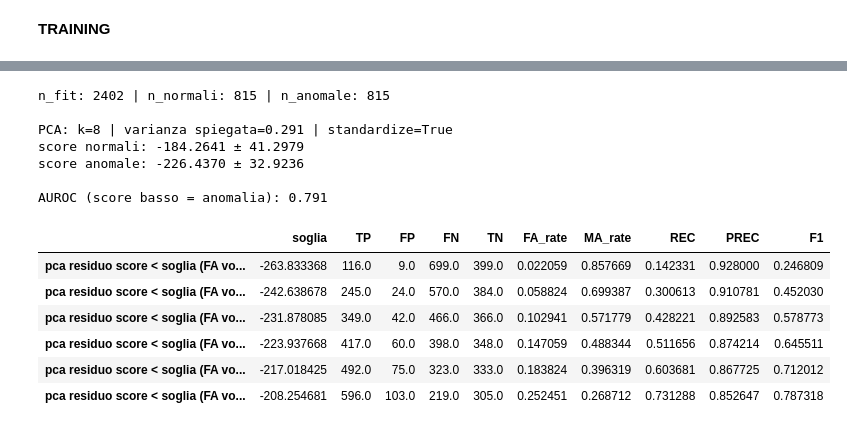
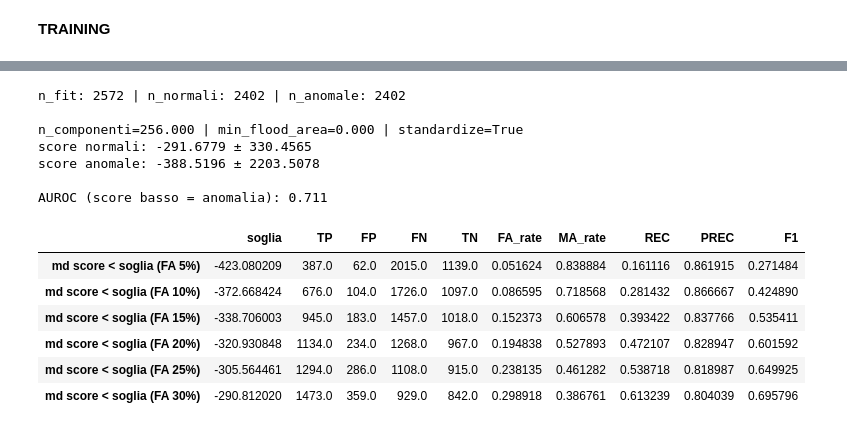
Before and after one commit to mattiaBarbo2002/TESI, a Jupyter notebook: notebooks/ad_md.ipynb, the cells around one changed output, grey strips where cells are left out. Cells and saved outputs as stored; diff of their text form; code cells hidden in the pictures.

```diff
--- a/notebooks/ad_md.ipynb
+++ b/notebooks/ad_md.ipynb
@@ -115,39 +117,39 @@ print(f"Run anomaly detection OC-SVM avviato: {run_ad.id}")
 # %%
 RESULTS_DIR = "/tmp/anomaly_results_pca"
 
-zip_path = project.get_artifact(f"anomaly_results_pca_{job_name}").download("/tmp/anomaly_results_pca.zip", overwrite=True)
+zip_path = project.get_artifact(f"anomaly_results_md_{job_name}").download("/tmp/anomaly_results_pca.zip", overwrite=True)
 with zipfile.ZipFile(zip_path) as z:
     z.extractall(RESULTS_DIR)
 with open(f"{RESULTS_DIR}/anomaly_results.json") as f:
     results = json.load(f)
 
 df = pd.read_csv(f"{RESULTS_DIR}/scores.csv")                    # le statistiche dei punteggi si calcolano da qui (nel json della PCA non ci sono)
 score_normal = df[df.label == 0]['score']
 score_anom = df[df.label == 1]['score']
 
 print(f"n_fit: {results['n_fit']} | n_normali: {results['n_normali']} | n_anomale: {results['n_anomale']}", "\n")
-print(f"PCA: k={results['k']} | varianza spiegata={results['varianza_spiegata']:.3f} | min_flood_area={results['min_flood_area']:.3f} | standardize={results['standardize']}")
+print(f"n_componenti={results['n_componenti']:.3f} | min_flood_area={results['min_flood_area']:.3f} | standardize={results['standardize']}")
 print(f"score normali: {score_normal.mean():.4f} ± {score_normal.std():.4f}")
 print(f"score anomale: {score_anom.mean():.4f} ± {score_anom.std():.4f}", "\n")
 print(f"AUROC (score basso = anomalia): {results['auroc']:.3f}")
 
 df_rules = pd.DataFrame(results['rules']).T
 df_rules
 # %% [output]
-n_fit: 2402 | n_normali: 815 | n_anomale: 815
+n_fit: 2572 | n_normali: 2402 | n_anomale: 2402
 
-PCA: k=8 | varianza spiegata=0.291 | standardize=True
-score normali: -184.2641 ± 41.2979
-score anomale: -226.4370 ± 32.9236
+n_componenti=256.000 | min_flood_area=0.000 | standardize=True
+score normali: -291.6779 ± 330.4565
+score anomale: -388.5196 ± 2203.5078
 
-AUROC (score basso = anomalia): 0.791
+AUROC (score basso = anomalia): 0.711
 |  | soglia | TP | FP | FN | TN | FA_rate | MA_rate | REC | PREC | F1 |
-| pca residuo score < soglia (FA vo... | -263.833368 | 116.0 | 9.0 | 699.0 | 399.0 | 0.022059 | 0.857669 | 0.142331 | 0.928000 | 0.246809 |
-| pca residuo score < soglia (FA vo... | -242.638678 | 245.0 | 24.0 | 570.0 | 384.0 | 0.058824 | 0.699387 | 0.300613 | 0.910781 | 0.452030 |
-| pca residuo score < soglia (FA vo... | -231.878085 | 349.0 | 42.0 | 466.0 | 366.0 | 0.102941 | 0.571779 | 0.428221 | 0.892583 | 0.578773 |
-| pca residuo score < soglia (FA vo... | -223.937668 | 417.0 | 60.0 | 398.0 | 348.0 | 0.147059 | 0.488344 | 0.511656 | 0.874214 | 0.645511 |
-| pca residuo score < soglia (FA vo... | -217.018425 | 492.0 | 75.0 | 323.0 | 333.0 | 0.183824 | 0.396319 | 0.603681 | 0.867725 | 0.712012 |
-| pca residuo score < soglia (FA vo... | -208.254681 | 596.0 | 103.0 | 219.0 | 305.0 | 0.252451 | 0.268712 | 0.731288 | 0.852647 | 0.787318 |
+| md score < soglia (FA 5%) | -423.080209 | 387.0 | 62.0 | 2015.0 | 1139.0 | 0.051624 | 0.838884 | 0.161116 | 0.861915 | 0.271484 |
+| md score < soglia (FA 10%) | -372.668424 | 676.0 | 104.0 | 1726.0 | 1097.0 | 0.086595 | 0.718568 | 0.281432 | 0.866667 | 0.424890 |
+| md score < soglia (FA 15%) | -338.706003 | 945.0 | 183.0 | 1457.0 | 1018.0 | 0.152373 | 0.606578 | 0.393422 | 0.837766 | 0.535411 |
+| md score < soglia (FA 20%) | -320.930848 | 1134.0 | 234.0 | 1268.0 | 967.0 | 0.194838 | 0.527893 | 0.472107 | 0.828947 | 0.601592 |
+| md score < soglia (FA 25%) | -305.564461 | 1294.0 | 286.0 | 1108.0 | 915.0 | 0.238135 | 0.461282 | 0.538718 | 0.818987 | 0.649925 |
+| md score < soglia (FA 30%) | -290.812020 | 1473.0 | 359.0 | 929.0 | 842.0 | 0.298918 | 0.386761 | 0.613239 | 0.804039 | 0.695796 |
 # %%
 df = pd.read_csv(f"{RESULTS_DIR}/scores.csv")
 score_normal = df[df.label == 0]['score']
```
Also changed, not shown: parts of 5 cells of this notebook, 4 other files.
